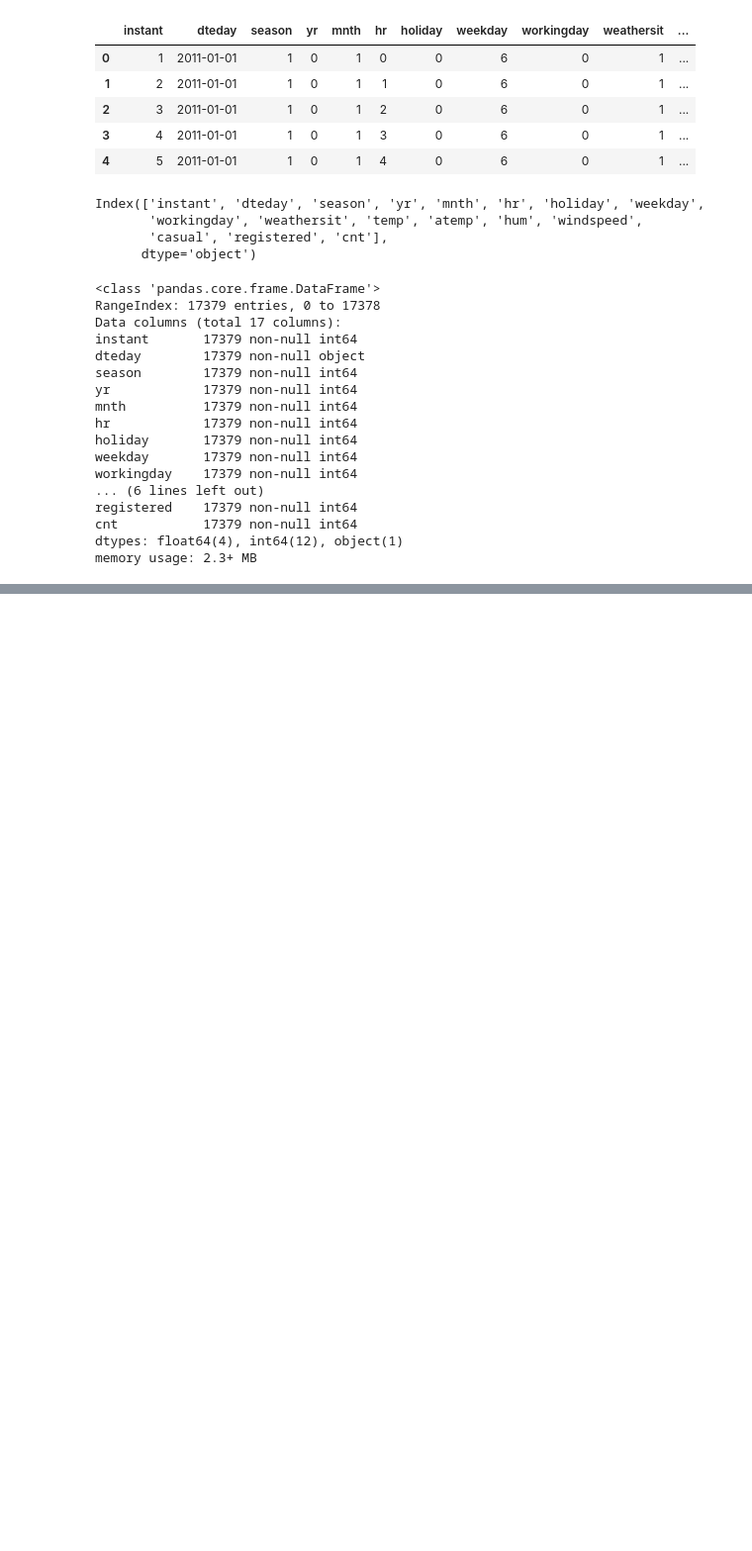
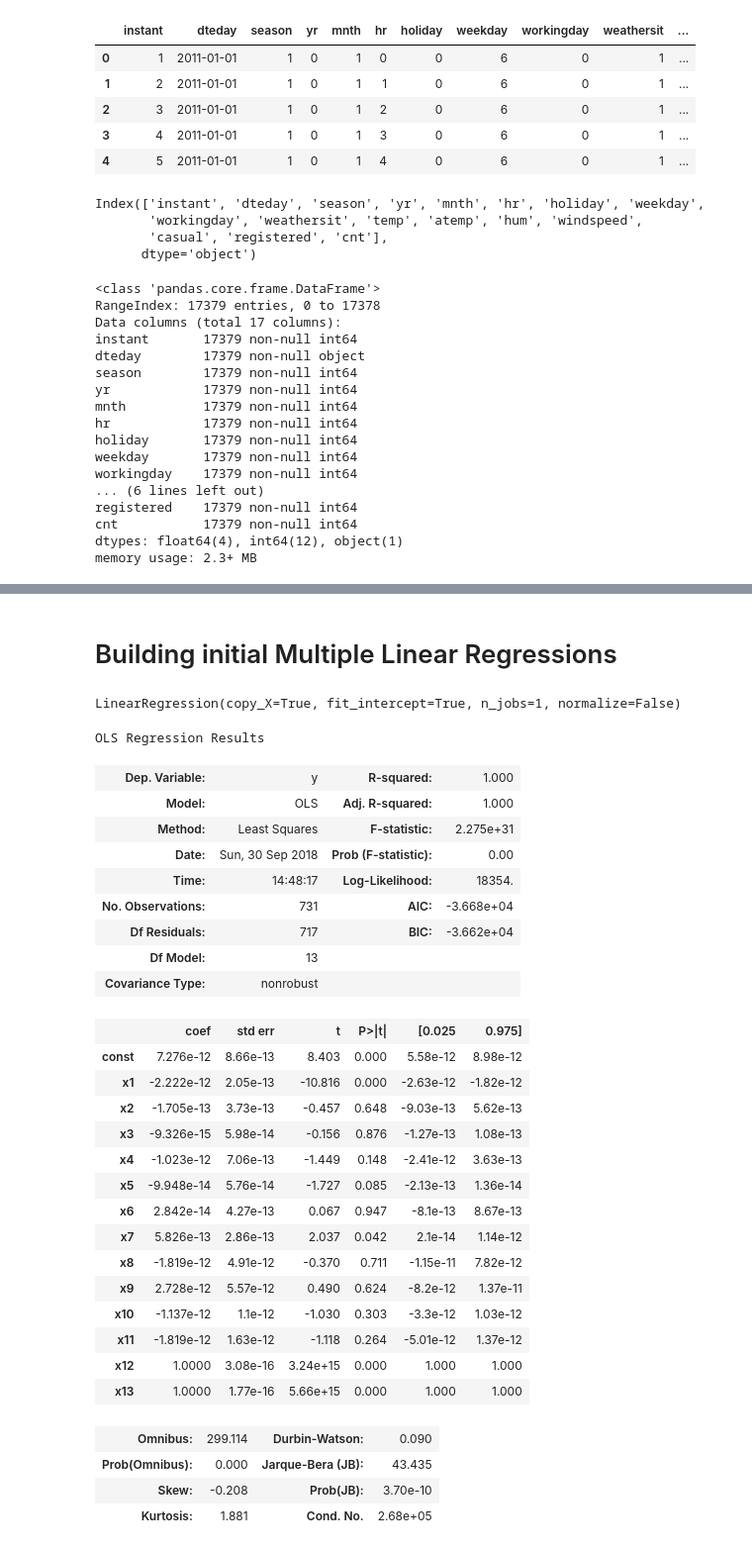
Before and after one commit to mUtterberg/kaggle-projects, a Jupyter notebook: Regressions/Starter.ipynb, the cells around one changed output, grey strips where cells are left out. Shown at 99% size. Drawn from its saved outputs; the diff is of its cells as text; code cells hidden in the pictures; blank space fills up the shorter version.

Commit message:
Work on mutliple linear regression with backward elimination for daily dataset

```diff
--- a/Regressions/Starter.ipynb
+++ b/Regressions/Starter.ipynb
@@ -104,2 +111,9 @@ display(hourly)
 # %% [output]
 [interactive output not drawn]
+# %% [markdown]
+# Building initial Multiple Linear Regressions
+# %%
+X_day = daily.iloc[:, 2:-1].values
+y_day = daily.iloc[:, 15].values
+X_hour = hourly.iloc[:, 2:-1].values
+y_hour = hourly.iloc[:, 16].values
@@ -105,0 +122,6 @@ display(hourly)
+# %%
+# Basic Multiple Linear on daily dataset
+regressor = LinearRegression()
+regressor.fit(X_day_train, y_day_train)
+# %% [output]
+LinearRegression(copy_X=True, fit_intercept=True, n_jobs=1, normalize=False)
@@ -105,0 +132,38 @@ display(hourly)
+# %%
+# Backward elimination on daily dataset
+X_day = np.append(arr = np.ones((731,1)).astype(int), values = X_day, axis = 1)
+X_opt = X_day[:, [0, 1, 2, 3, 4, 5, 6, 7, 8, 9, 10, 11, 12, 13]]
+regressor_OLS = sm.OLS(endog = y_day, exog = X_opt).fit()
+regressor_OLS.summary()
+# Remove independent variables with P-value > .05:
+# Keep columns 0, 1, 7, 12, 13
+# %% [output]
+OLS Regression Results
+| Dep. Variable: | y | R-squared: | 1.000 |
+| Model: | OLS | Adj. R-squared: | 1.000 |
+| Method: | Least Squares | F-statistic: | 2.275e+31 |
+| Date: | Sun, 30 Sep 2018 | Prob (F-statistic): | 0.00 |
+| Time: | 14:48:17 | Log-Likelihood: | 18354. |
+| No. Observations: | 731 | AIC: | -3.668e+04 |
+| Df Residuals: | 717 | BIC: | -3.662e+04 |
+| Df Model: | 13 |  |  |
+| Covariance Type: | nonrobust |  |  |
+|  | coef | std err | t | P>|t| | [0.025 | 0.975] |
+| const | 7.276e-12 | 8.66e-13 | 8.403 | 0.000 | 5.58e-12 | 8.98e-12 |
+| x1 | -2.222e-12 | 2.05e-13 | -10.816 | 0.000 | -2.63e-12 | -1.82e-12 |
+| x2 | -1.705e-13 | 3.73e-13 | -0.457 | 0.648 | -9.03e-13 | 5.62e-13 |
+| x3 | -9.326e-15 | 5.98e-14 | -0.156 | 0.876 | -1.27e-13 | 1.08e-13 |
+| x4 | -1.023e-12 | 7.06e-13 | -1.449 | 0.148 | -2.41e-12 | 3.63e-13 |
+| x5 | -9.948e-14 | 5.76e-14 | -1.727 | 0.085 | -2.13e-13 | 1.36e-14 |
+| x6 | 2.842e-14 | 4.27e-13 | 0.067 | 0.947 | -8.1e-13 | 8.67e-13 |
+| x7 | 5.826e-13 | 2.86e-13 | 2.037 | 0.042 | 2.1e-14 | 1.14e-12 |
+| x8 | -1.819e-12 | 4.91e-12 | -0.370 | 0.711 | -1.15e-11 | 7.82e-12 |
+| x9 | 2.728e-12 | 5.57e-12 | 0.490 | 0.624 | -8.2e-12 | 1.37e-11 |
+| x10 | -1.137e-12 | 1.1e-12 | -1.030 | 0.303 | -3.3e-12 | 1.03e-12 |
+| x11 | -1.819e-12 | 1.63e-12 | -1.118 | 0.264 | -5.01e-12 | 1.37e-12 |
+| x12 | 1.0000 | 3.08e-16 | 3.24e+15 | 0.000 | 1.000 | 1.000 |
+| x13 | 1.0000 | 1.77e-16 | 5.66e+15 | 0.000 | 1.000 | 1.000 |
+| Omnibus: | 299.114 | Durbin-Watson: | 0.090 |
+| Prob(Omnibus): | 0.000 | Jarque-Bera (JB): | 43.435 |
+| Skew: | -0.208 | Prob(JB): | 3.70e-10 |
+| Kurtosis: | 1.881 | Cond. No. | 2.68e+05 |
```
Also changed, not shown: parts of 10 cells of this notebook.
